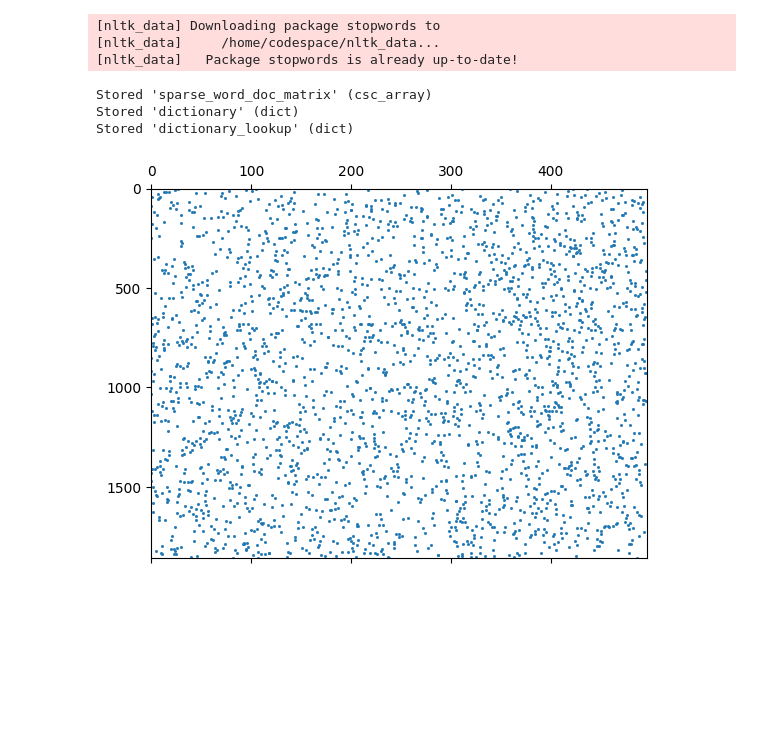
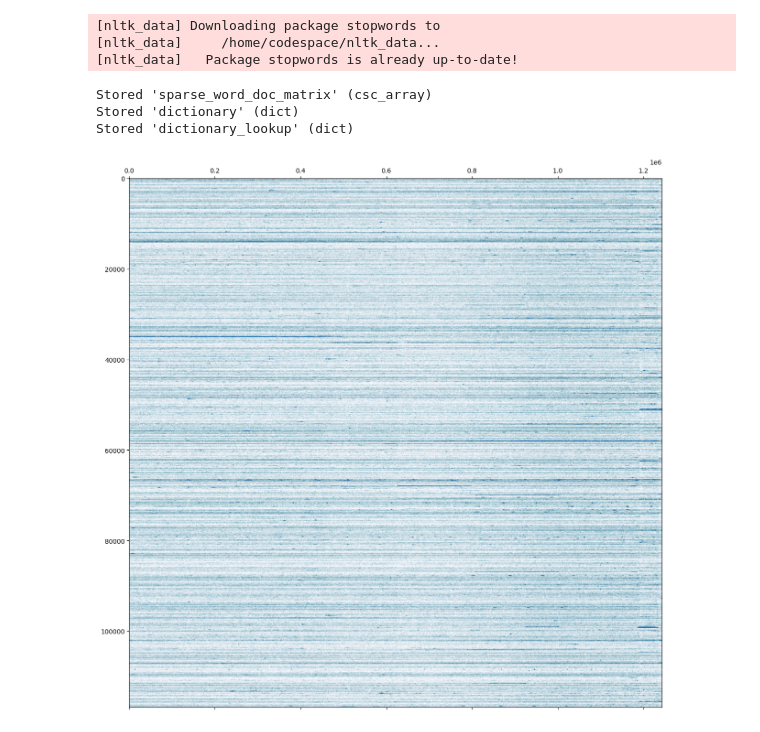
Before and after one commit to Using-Namespace-System/DensePMIWordVectors, a Jupyter notebook: notebooks/term-document-matrix.ipynb, the cells around one changed output. Cells and saved outputs as stored; diff of their text form; code cells hidden in the pictures; blank space fills up the shorter version.

```diff
--- a/notebooks/term-document-matrix.ipynb
+++ b/notebooks/term-document-matrix.ipynb
@@ -27,7 +27,9 @@ df['length'] = df.tokenized.map(len)
 df = df.loc[df.length > 1]
 
 #use random subset of corpus
-df=df.sample(frac=0.0016).reset_index()
+#df=df.sample(frac=0.0016).reset_index()
+
+df = df.reset_index()
 
 #flatten all words into single series
 ex = df.explode('tokenized')
@@ -79,33 +81,33 @@ encoded_docs = csr_array(encoded_docs, dtype=int)
 #convert to index for each word
 row_column_code = find(encoded_docs)
 
 #presort by words
 word_sorted_index = row_column_code[2].argsort()
 doc_word = np.array([row_column_code[0][word_sorted_index], row_column_code[2][word_sorted_index]])
 
 #presort by docs and words
 doc_word_sorted_index = doc_word[0].argsort()
 doc_word = pd.DataFrame(np.array([doc_word[0][doc_word_sorted_index], doc_word[1][doc_word_sorted_index]]).T, columns=['doc','word'])
 
 #offset code no longer needed after zerofill
 doc_word.word = doc_word.word - 1
 
 #convert to index of word counts per document
 doc_word_count  = doc_word.groupby(['doc','word']).size().to_frame('count').reset_index().to_numpy().T
 
 #convert to sparse matrix
 sparse_word_doc_matrix = csr_array((doc_word_count[2],(doc_word_count[0],doc_word_count[1])), shape=(np.size(encoded_docs, 0),len(dictionary)), dtype=float).T
 
 #visualize sparse matrix
-fig = figure()
+fig = figure(figsize=(15,15))
 sparse_word_doc_matrix_visualization = fig.add_subplot(1,1,1)
-sparse_word_doc_matrix_visualization.spy(sparse_word_doc_matrix, markersize=1, aspect = 'auto')
+sparse_word_doc_matrix_visualization.spy(sparse_word_doc_matrix, markersize=0.007, aspect = 'auto')
 
 %store sparse_word_doc_matrix
 %store dictionary
 %store dictionary_lookup
 # %% [output]
 Stored 'sparse_word_doc_matrix' (csc_array)
 Stored 'dictionary' (dict)
 Stored 'dictionary_lookup' (dict)
-[figure, old version]
+[figure, new version]
```
Also changed, not shown: parts of 1 cell of this notebook, 4 other files.
